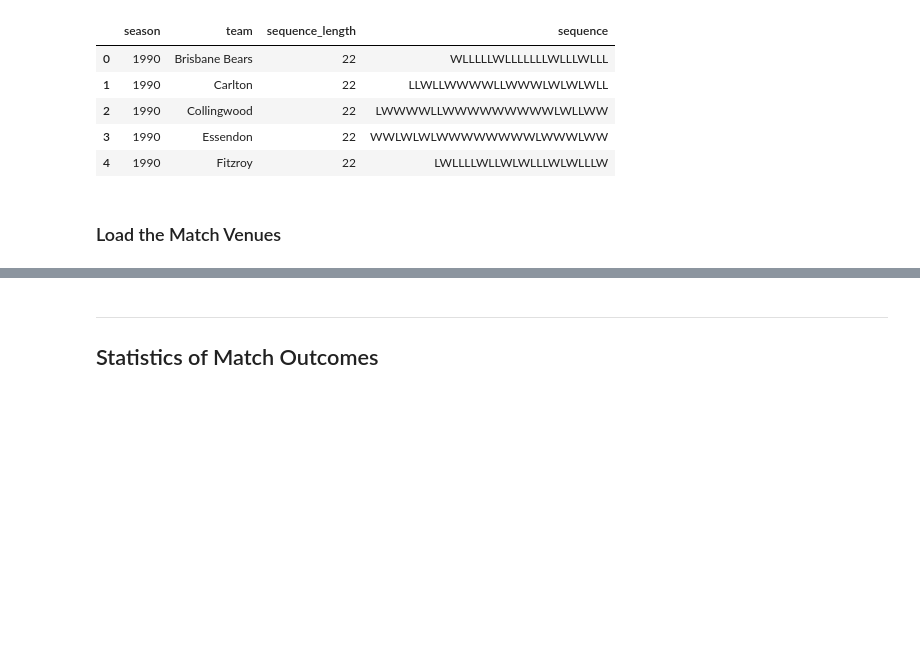
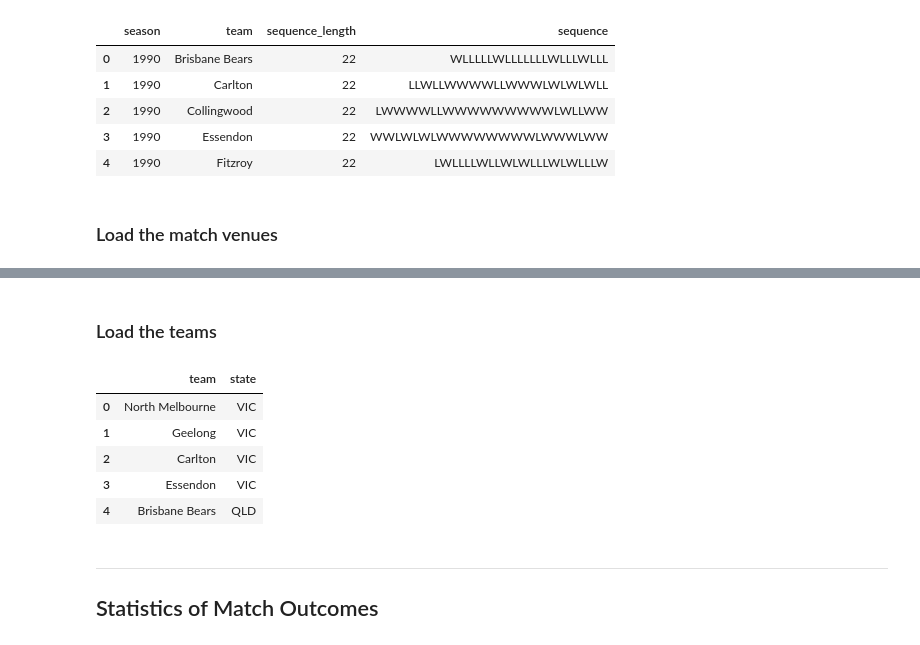
Before and after one commit to gaj67/gaj-data-science, a Jupyter notebook: AFL/notebooks/4_data_analysis.ipynb, the cells around one changed output, grey strips where cells are left out. Saved outputs shown, nothing was run; the diff lists cells and outputs as text; code cells hidden in the pictures; blank space fills up the shorter version.

```diff
--- a/AFL/notebooks/4_data_analysis.ipynb
+++ b/AFL/notebooks/4_data_analysis.ipynb
@@ -177,7 +177,7 @@ df_sequences.head()
 | 3 | 1990 | Essendon | 22 | WWLWLWLWWWWWWWWLWWWLWW |
 | 4 | 1990 | Fitzroy | 22 | LWLLLLWLLWLWLLLWLWLLLW |
 # %% [markdown]
-### Load the Match Venues
+### Load the match venues
 # %%
 df_venues = pd.read_csv(
     os.path.join("..", "data", "venues.csv")
@@ -191,6 +191,21 @@ df_venues.head()
 | 2 | Bellerive Oval | 2012 | 2019.0 | -42.877300 | 147.373500 | Bellerive Oval | Bellerive | TAS | Blundstone Arena |
 | 3 | Blacktown | 2012 | 2012.0 | -33.769444 | 150.859167 | Blacktown International Sportspar... | Rooty Hill | NSW | Blacktown ISP Oval;Blacktown ISP |
 | 4 | Bruce Stadium | 1995 | 1995.0 | -35.250000 | 149.102778 | Canberra Stadium | Bruce | ACT | GIO Stadium Canberra;GIO Stadium;... |
+# %% [markdown]
+### Load the teams
+# %%
+df_teams = pd.read_csv(
+    os.path.join("..", "data", "teams.csv")
+)
+# %%
+df_teams.head()
+# %% [output]
+|  | team | state |
+| 0 | North Melbourne | VIC |
+| 1 | Geelong | VIC |
+| 2 | Carlton | VIC |
+| 3 | Essendon | VIC |
+| 4 | Brisbane Bears | QLD |
 # %% [markdown]
 ---
 
```
Also changed, not shown: parts of 33 cells of this notebook, 1 other file.
